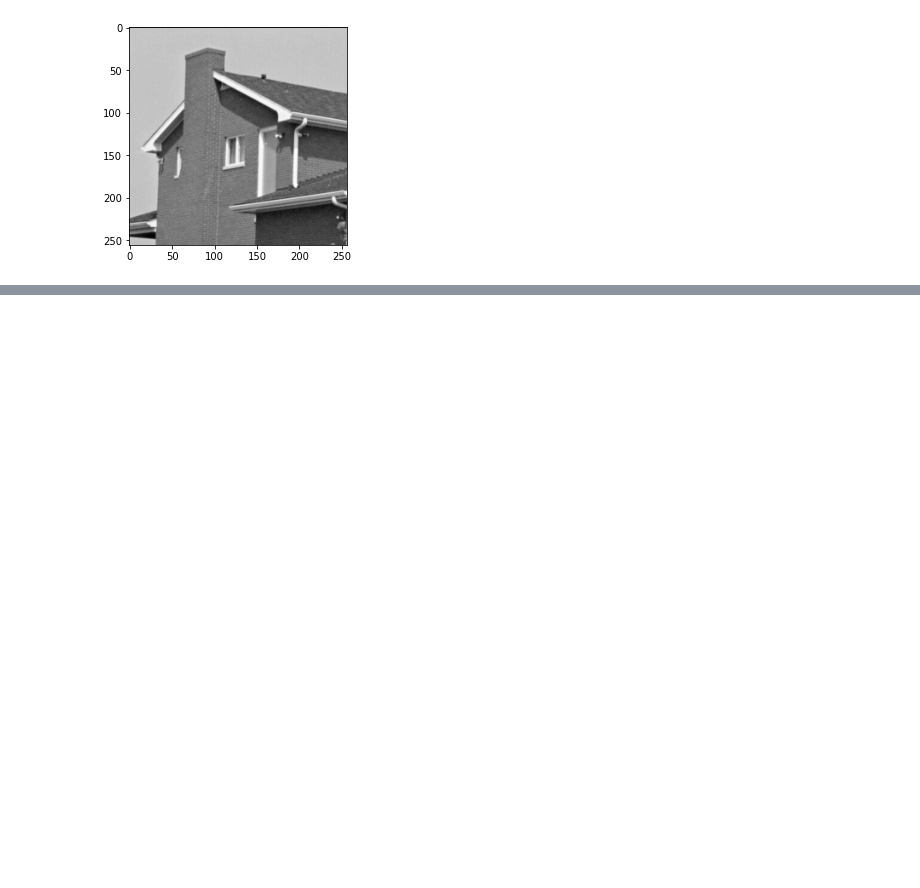
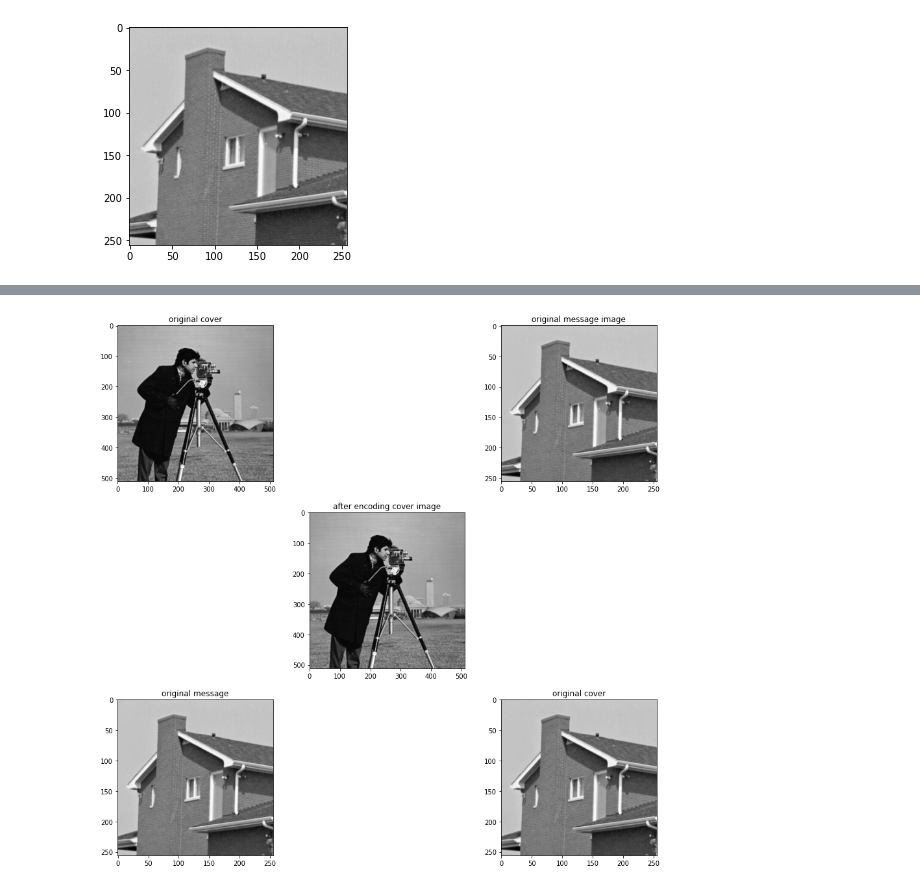
Before and after one commit to samiparnab2/Image-Processing-OpenCV-python, a Jupyter notebook: Steganography(LSB).ipynb, the cells around one changed output, grey strips where cells are left out. Cells and saved outputs as stored; diff of their text form; code cells hidden in the pictures; blank space fills up the shorter version.

```diff
--- a/Steganography(LSB).ipynb
+++ b/Steganography(LSB).ipynb
@@ -73,0 +64,22 @@ array([[157, 156, 158, ..., 152, 154, 154],
+# %%
+#########                       STEGANOGRAPHY DECODING (WITHOUT SIZE ENCODING)                 ##########
+
+def stego_decode_LSB(stego,size,bits):
+    size=math.ceil((size*8)/bits)
+    msg=[]
+    stego1d=stego.flatten()
+    msg_bin=''
+    for i in stego1d:
+        size-=1
+        msg_bin+=format(int(i),'08b')[8-bits:]
+        if len(msg_bin)>=8:
+            msg.append(int(msg_bin[:8],2))
+            msg_bin=msg_bin[8:]
+        if size==0:
+            break
+    return msg
+
+msg_dec=stego_decode_LSB(cover_stego,msg.shape[0]*msg.shape[1],2)
+msg_dec=np.array(msg_dec,dtype=np.uint8).reshape(msg.shape[0],msg.shape[1])
+plt.imshow(msg_dec,cmap='gray')
+plt.show()
@@ -73,0 +88,20 @@ array([[157, 156, 158, ..., 152, 154, 154],
+# %%
+plt.figure(figsize=(15,15))
+plt.subplot(3,3,1)
+plt.title('original cover')
+plt.imshow(cover,cmap='gray')
+plt.subplot(3,3,3)
+plt.title('original message image')
+plt.imshow(msg,cmap='gray')
+plt.subplot(3,3,5)
+plt.title('after encoding cover image')
+plt.imshow(cover_stego,cmap='gray')
+plt.subplot(3,3,7)
+plt.title('original message')
+plt.imshow(msg,cmap='gray')
+plt.subplot(3,3,9)
+plt.title('original cover')
+plt.imshow(msg_dec,cmap='gray')
+plt.show()
+# %% [output]
+[figure, added]
```
Also changed, not shown: parts of 4 cells of this notebook.
